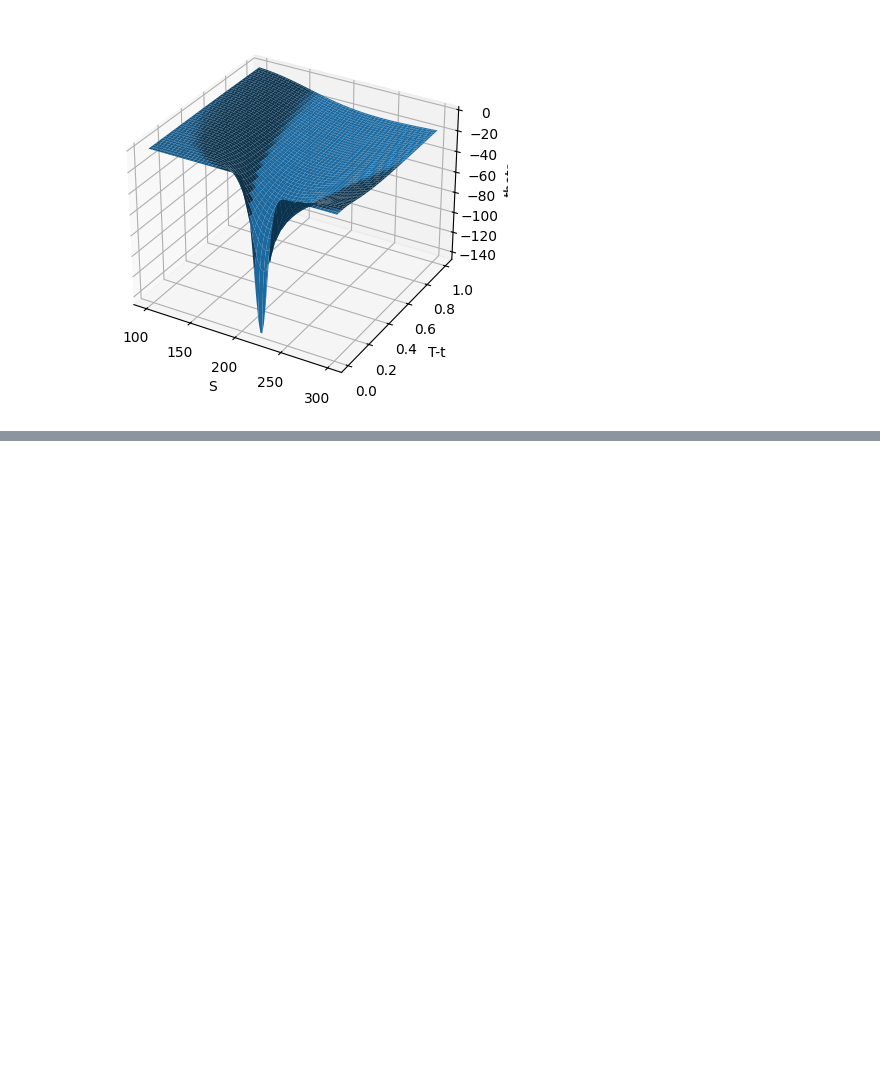
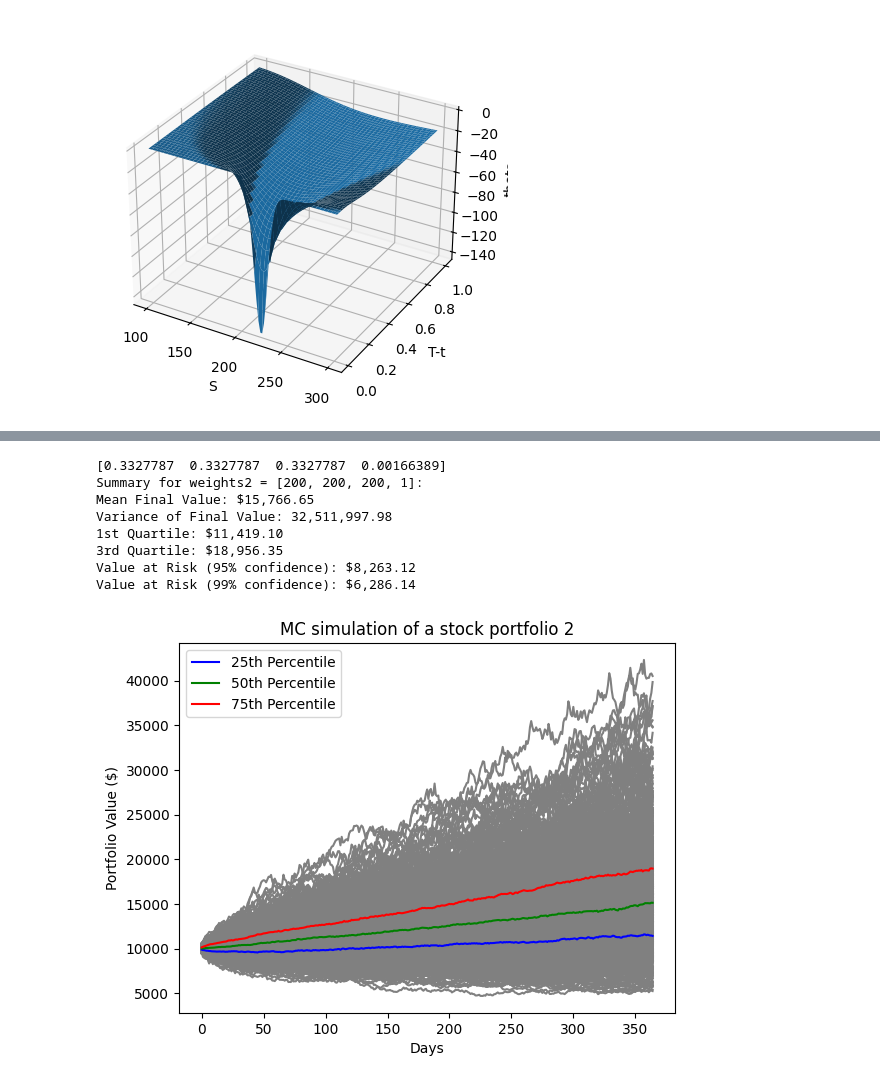
Before and after one commit to xuestella03/Options-Pricer, a Jupyter notebook: CS Projects/Black Scholes.ipynb, the cells around one changed output, grey strips where cells are left out. Cells and saved outputs as stored; diff of their text form; code cells hidden in the pictures; blank space fills up the shorter version.

```diff
--- a/CS Projects/Black Scholes.ipynb
+++ b/CS Projects/Black Scholes.ipynb
@@ -132,0 +249,50 @@ plt.show()
+# %%
+# number of simulations
+mc_sims = 1000
+T = 365 # time frame in days
+
+# arrays to store info
+meanM = np.full(shape=(T, len(weights2)), fill_value=meanReturns) # matrix
+meanM = meanM.T
+
+portfolio_sims = np.full(shape=(T, mc_sims), fill_value=0.0)
+
+initialPortfolio = 10000
+
+print(weights2)
+
+for m in range (0, mc_sims):
+    # mc loops
+    # you take a bunch of uncorrelated normally distributed samples and use Cholesky decomposition to produce normal vars with a given correlation
+    Z = np.random.normal(size=(T, len(weights2)))
+    L = np.linalg.cholesky(covMatrix)
+    dailyReturns = meanM + np.inner(L, Z)
+    portfolio_sims[:,m] = np.cumprod(np.inner(weights2, dailyReturns.T) + 1) * initialPortfolio
+
+percentiles = np.percentile(portfolio_sims, [25, 50, 75], axis=1)
+
+
+plt.plot(portfolio_sims, color='grey')
+
+plt.plot(percentiles[0, :], color='blue', label='25th Percentile')
+plt.plot(percentiles[1, :], color='green', label='50th Percentile')
+plt.plot(percentiles[2, :], color='red', label='75th Percentile')
+
+# plt.ylim(6000, 15000)
+plt.ylabel('Portfolio Value ($)')
+plt.xlabel('Days')
+plt.title('MC simulation of a stock portfolio 2')
+
+let = plt.legend()
+
+print_summary(portfolio_sims, "weights2 = [200, 200, 200, 1]")
+# %% [output]
+[0.3327787  0.3327787  0.3327787  0.00166389]
+Summary for weights2 = [200, 200, 200, 1]:
+Mean Final Value: $15,766.65
+Variance of Final Value: 32,511,997.98
+1st Quartile: $11,419.10
+3rd Quartile: $18,956.35
+Value at Risk (95% confidence): $8,263.12
+Value at Risk (99% confidence): $6,286.14
+[figure, added]
```
Also changed, not shown: parts of 3 cells of this notebook, 1 other file.
